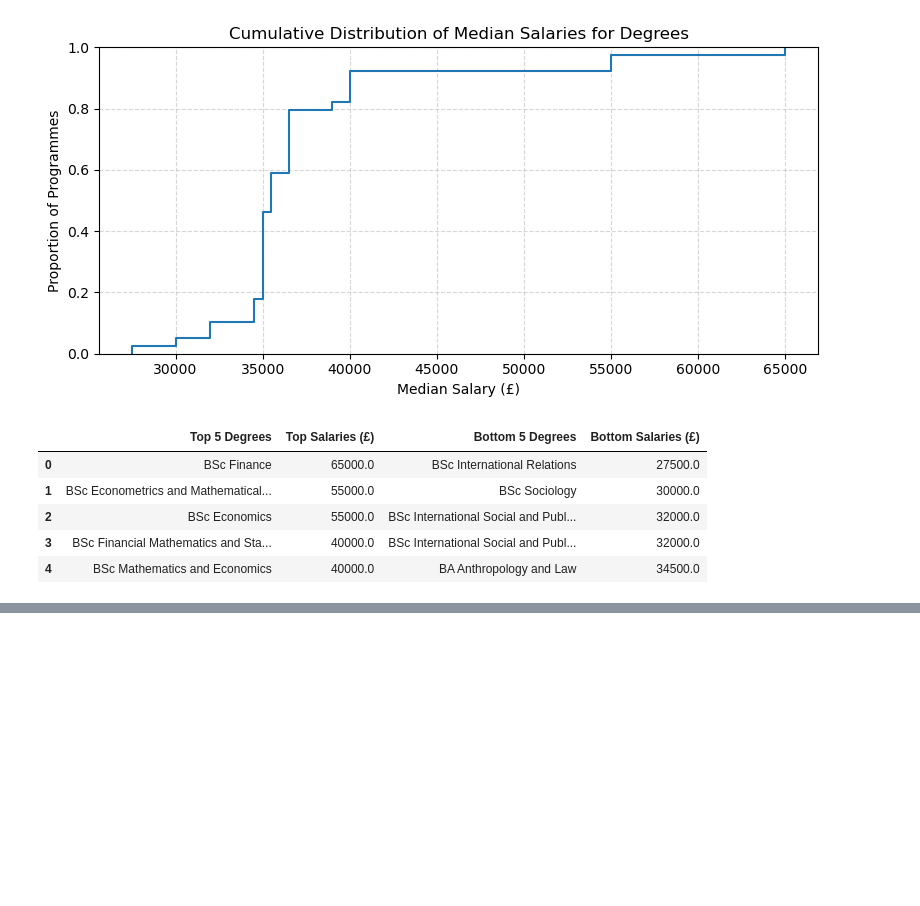
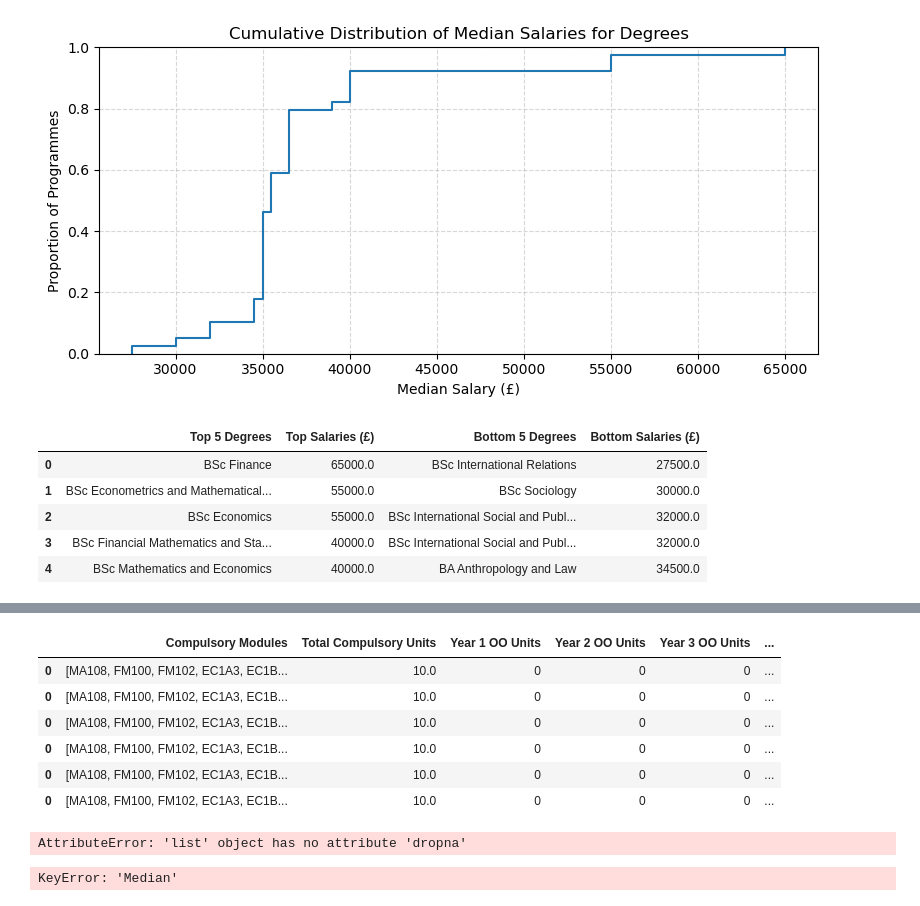
Before and after one commit to MaSe1010/project2, a Jupyter notebook: final_report.ipynb, the cells around one changed output, grey strips where cells are left out. Saved outputs shown, nothing was run; the diff lists cells and outputs as text; code cells hidden in the pictures; blank space fills up the shorter version.

```diff
--- a/final_report.ipynb
+++ b/final_report.ipynb
@@ -250,0 +399,3 @@ Correlation between Acceptance Percentage and Median Salary: -0.19
+# %%
+finance_options = pd.read_csv("data/degrees/financem.csv")
+finance_options.head(5)
@@ -250,0 +512,64 @@ Correlation between Acceptance Percentage and Median Salary: -0.19
+# %%
+def create_difficulty_subrows(year1_combos_dfirf):
+    # Create a new empty list to store the subrows
+    subrows = []
+
+    # Iterate through each row of the dataframe
+    for _, row in year1_combos_dfirf.iterrows():
+        # For each row, we create three subrows with different difficulty levels
+        for difficulty in ['Hard', 'Medium', 'Easy']:
+            # Copy the row, and add the 'Difficulty' column
+            subrow = row.copy()
+            subrow['Difficulty'] = difficulty
+            subrows.append(subrow)
+
+    # Convert the list of subrows back into a DataFrame
+    year1_combos_dfirf_expanded = pd.DataFrame(subrows)
+
+    return year1_combos_dfirf_expanded
+year_1_combos_dffi3 = create_difficulty_subrows(year1_combos_dffi2)
+year_1_combos_dffi4=year_1_combos_dffi3.copy()
+year_1_combos_dffi4
+# %% [output]
+|  | Compulsory Modules | Total Compulsory Units | Year 1 OO Units | Year 2 OO Units | Year 3 OO Units | ... |
+| 0 | [MA108, FM100, FM102, EC1A3, EC1B... | 10.0 | 0 | 0 | 0 | ... |
+| 0 | [MA108, FM100, FM102, EC1A3, EC1B... | 10.0 | 0 | 0 | 0 | ... |
+| 0 | [MA108, FM100, FM102, EC1A3, EC1B... | 10.0 | 0 | 0 | 0 | ... |
+| 0 | [MA108, FM100, FM102, EC1A3, EC1B... | 10.0 | 0 | 0 | 0 | ... |
+| 0 | [MA108, FM100, FM102, EC1A3, EC1B... | 10.0 | 0 | 0 | 0 | ... |
+| 0 | [MA108, FM100, FM102, EC1A3, EC1B... | 10.0 | 0 | 0 | 0 | ... |
+# %%
+def print_sorted_by_mean(dataframe, num=5):
+
+    # Step 1: Drop rows with NaN values in 'mean' column
+    dataframe_clean = dataframe.dropna(subset=['mean'])
+
+    # Step 2: Sort by 'mean' to identify the highest, lowest, and median mean
+    sorted_df = dataframe_clean.sort_values(by='mean')
+
+    # Step 3: Get the lowest, median, and highest rows
+    lowest_index_start = 0
+    lowest_index_end = num
+    lowest_rows = sorted_df.iloc[lowest_index_start: lowest_index_end]
+
+    median_index_start = len(sorted_df) // 2 - num // 2
+    median_index_end = len(sorted_df) // 2 + num // 2 + (num % 2)
+    median_rows = sorted_df.iloc[median_index_start: median_index_end]
+
+    highest_index_start = len(sorted_df) - num
+    highest_index_end = len(sorted_df)
+    highest_rows = sorted_df.iloc[highest_index_start: highest_index_end]
+
+    # Step 4: Output the results
+    print(f"Lowest {num} mean rows:")
+    print(lowest_rows[['code', 'mean', 'prerequisites', 'mutually_exclusive_courses','units']])
+
+    print(f"\nMedian {num} mean rows:")
+    print(median_rows[['code', 'mean', 'prerequisites', 'mutually_exclusive_courses','units']])
+
+    print(f"\nHighest {num} mean rows:")
+    print(highest_rows[['code', 'mean', 'prerequisites', 'mutually_exclusive_courses','units']])
+
+print_sorted_by_mean(year_1_combos_dffi4.iloc[0,0],num=5)
+# %% [output]
+AttributeError: 'list' object has no attribute 'dropna'
@@ -250,0 +616,10 @@ Correlation between Acceptance Percentage and Median Salary: -0.19
+# %%
+finance_combos = finance_combos.loc[[0, 4, 8, 9, 13, 17]]
+
+finance_combos[['Mean', 'Q10', 'median', 'Q90', 'Pooled_SD']] = finance_combos['Modules'].apply(
+    lambda x: pd.Series(calculate_statistics_for_modules(x, summary_df))
+)
+finance_combos["degree"] = "Finance"
+finance_combos[["Modules","Difficulty","Mean","median","Q10","Q90","Pooled_SD","degree"]]
+# %% [output]
+KeyError: 'Median'
```
Also changed, not shown: parts of 66 cells of this notebook, 1 other file.
